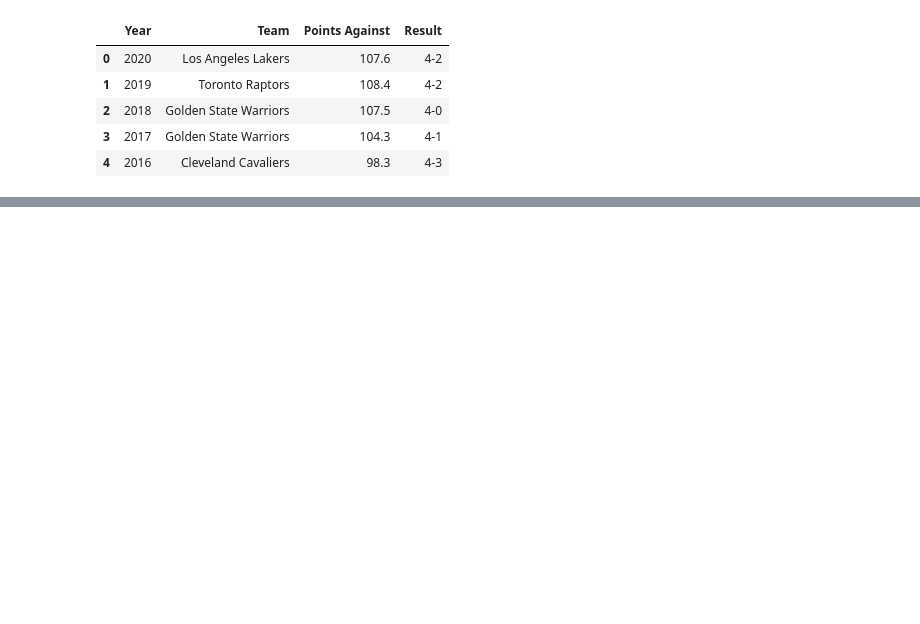
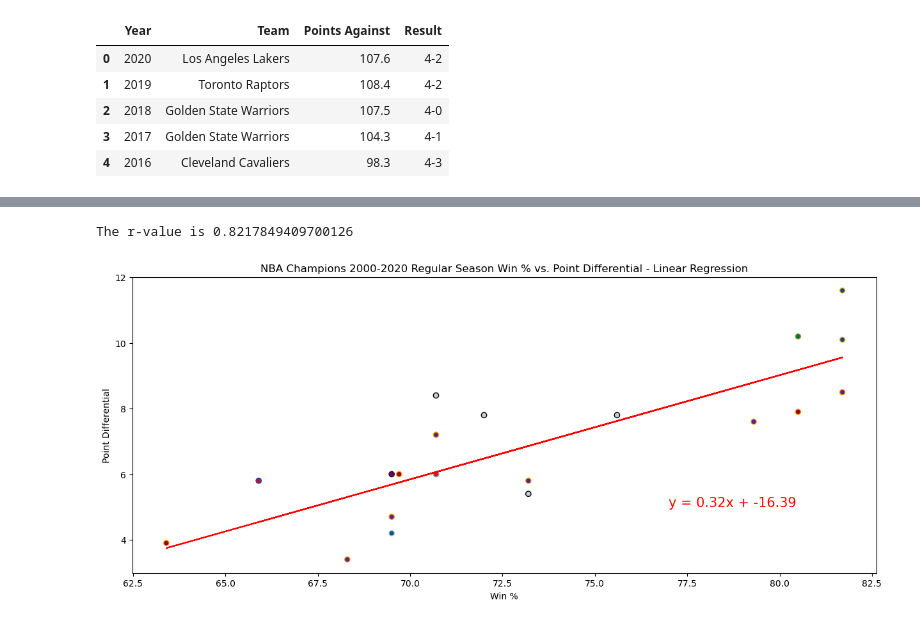
Before and after one commit to kcwaggs/project_1, a Jupyter notebook: keegan/keegan.ipynb, the cells around one changed output, grey strips where cells are left out. Cells and saved outputs as stored; diff of their text form; code cells hidden in the pictures; blank space fills up the shorter version.

```diff
--- a/keegan/keegan.ipynb
+++ b/keegan/keegan.ipynb
@@ -143,0 +161,26 @@ plt.show()
+# %%
+# scatter plot and linear regression
+win_pct_reg = regular_season_analysis_df['Win %']
+teams_analysis_reg = regular_season_analysis_df['Team']
+point_differential_reg = regular_season_analysis_df['Point Differential']
+
+# plot the scatter plot
+plt.figure(figsize=(15, 6))
+plt.scatter(win_pct_reg, point_differential_reg, c=regular_season_analysis_df['Hex Color Primary'], edgecolors=regular_season_analysis_df['Hex Color Secondary'])
+
+# linear regression
+(slope, intercept, rvalue, pvalue, stderr) = linregress(win_pct_reg, point_differential_reg)
+regress_values = win_pct_reg * slope + intercept
+line_eq = "y = " + str(round(slope,2)) + "x + " + str(round(intercept,2))
+plt.plot(win_pct_reg, regress_values, "r-")
+plt.annotate(line_eq, (77, 5), fontsize=15, color="red")
+
+plt.xlabel('Win %')
+plt.ylabel('Point Differential')
+plt.title('NBA Champions 2000-2020 Regular Season Win % vs. Point Differential - Linear Regression')
+
+print(f'The r-value is {rvalue}')
+plt.show()
+# %% [output]
+The r-value is 0.8217849409700126
+[figure, added]
```
Also changed, not shown: parts of 6 cells of this notebook, 2 other files.
